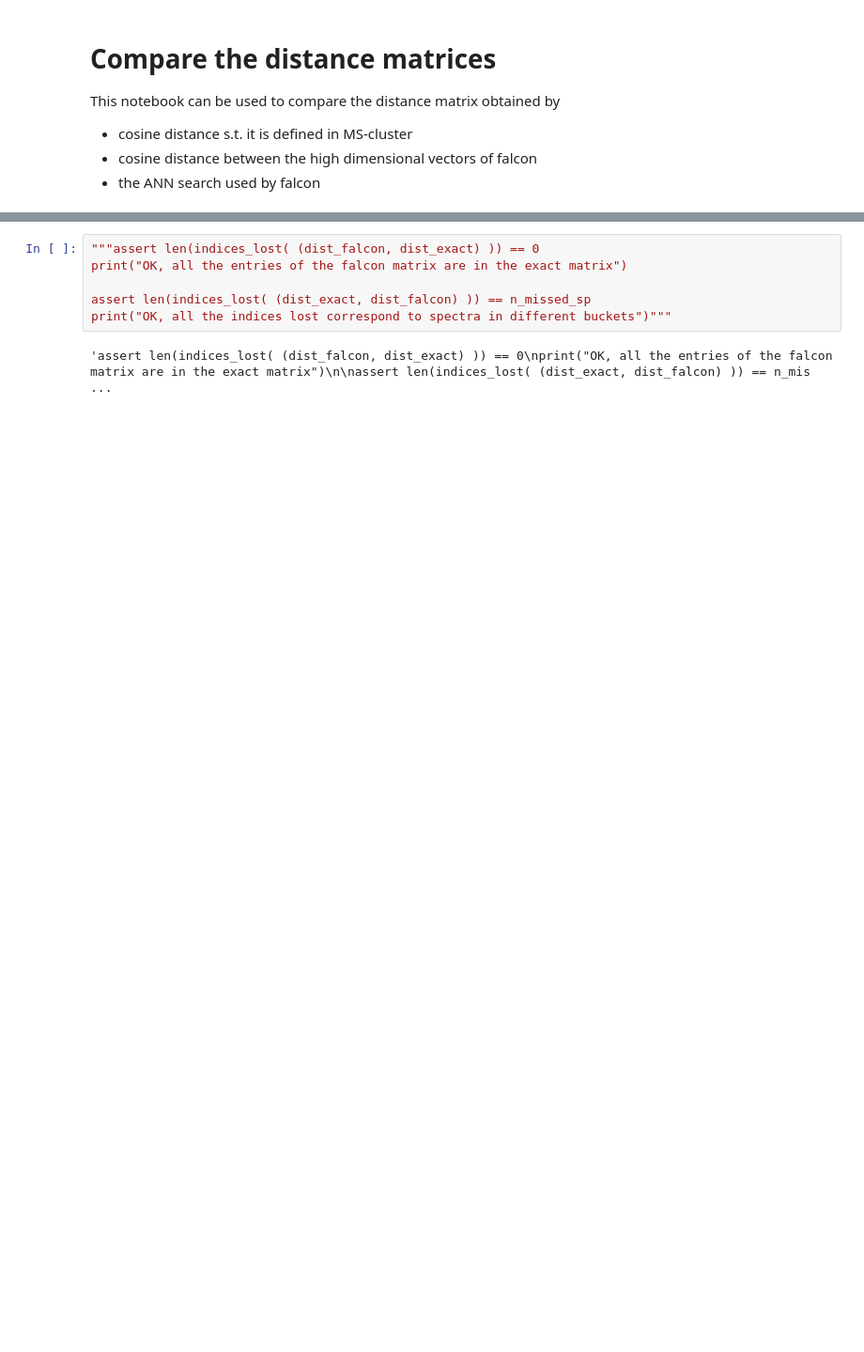
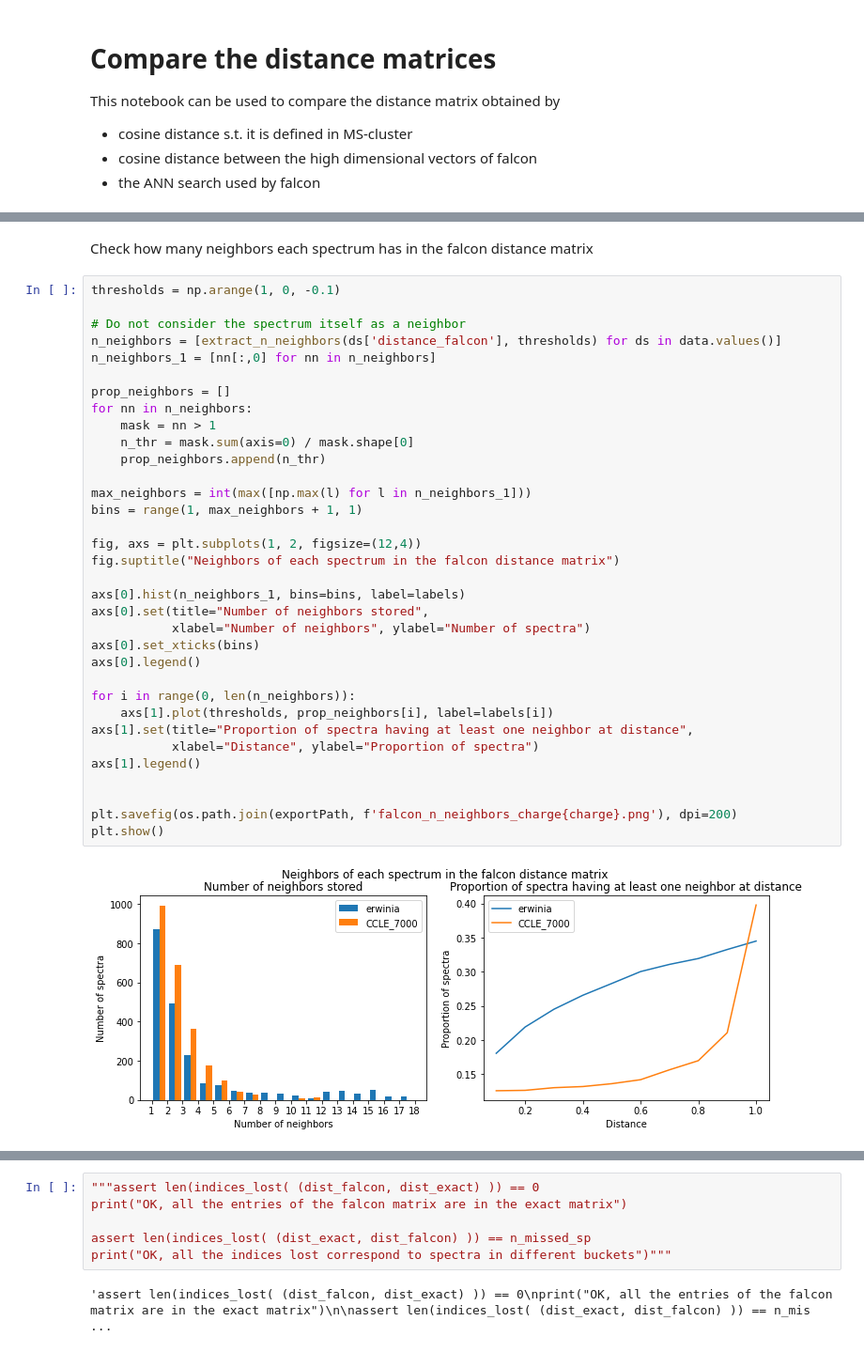
Before and after one commit to KilianMaes/falcon, a Jupyter notebook: notebooks/compareDistanceMatrices.ipynb, the cells around one changed output, grey strips where cells are left out. Shown at 94% size. Cells and saved outputs as stored; diff of their text form; blank space fills up the shorter version.

```diff
--- a/notebooks/compareDistanceMatrices.ipynb
+++ b/notebooks/compareDistanceMatrices.ipynb
@@ -63,0 +145,38 @@ plt.show()
+# %% [markdown]
+Check how many neighbors each spectrum has in the falcon distance matrix
+# %%
+thresholds = np.arange(1, 0, -0.1)
+
+# Do not consider the spectrum itself as a neighbor
+n_neighbors = [extract_n_neighbors(ds['distance_falcon'], thresholds) for ds in data.values()]
+n_neighbors_1 = [nn[:,0] for nn in n_neighbors]
+
+prop_neighbors = []
+for nn in n_neighbors:
+    mask = nn > 1
+    n_thr = mask.sum(axis=0) / mask.shape[0]
+    prop_neighbors.append(n_thr)
+
+max_neighbors = int(max([np.max(l) for l in n_neighbors_1]))
+bins = range(1, max_neighbors + 1, 1)
+
+fig, axs = plt.subplots(1, 2, figsize=(12,4))
+fig.suptitle("Neighbors of each spectrum in the falcon distance matrix")
+
+axs[0].hist(n_neighbors_1, bins=bins, label=labels)
+axs[0].set(title="Number of neighbors stored",
+           xlabel="Number of neighbors", ylabel="Number of spectra")
+axs[0].set_xticks(bins)
+axs[0].legend()
+
+for i in range(0, len(n_neighbors)):
+    axs[1].plot(thresholds, prop_neighbors[i], label=labels[i])
+axs[1].set(title="Proportion of spectra having at least one neighbor at distance",
+           xlabel="Distance", ylabel="Proportion of spectra")
+axs[1].legend()
+
+
+plt.savefig(os.path.join(exportPath, f'falcon_n_neighbors_charge{charge}.png'), dpi=200)
+plt.show()
+# %% [output]
+[figure, added]
```
Also changed, not shown: parts of 22 cells of this notebook, 1 other file.
